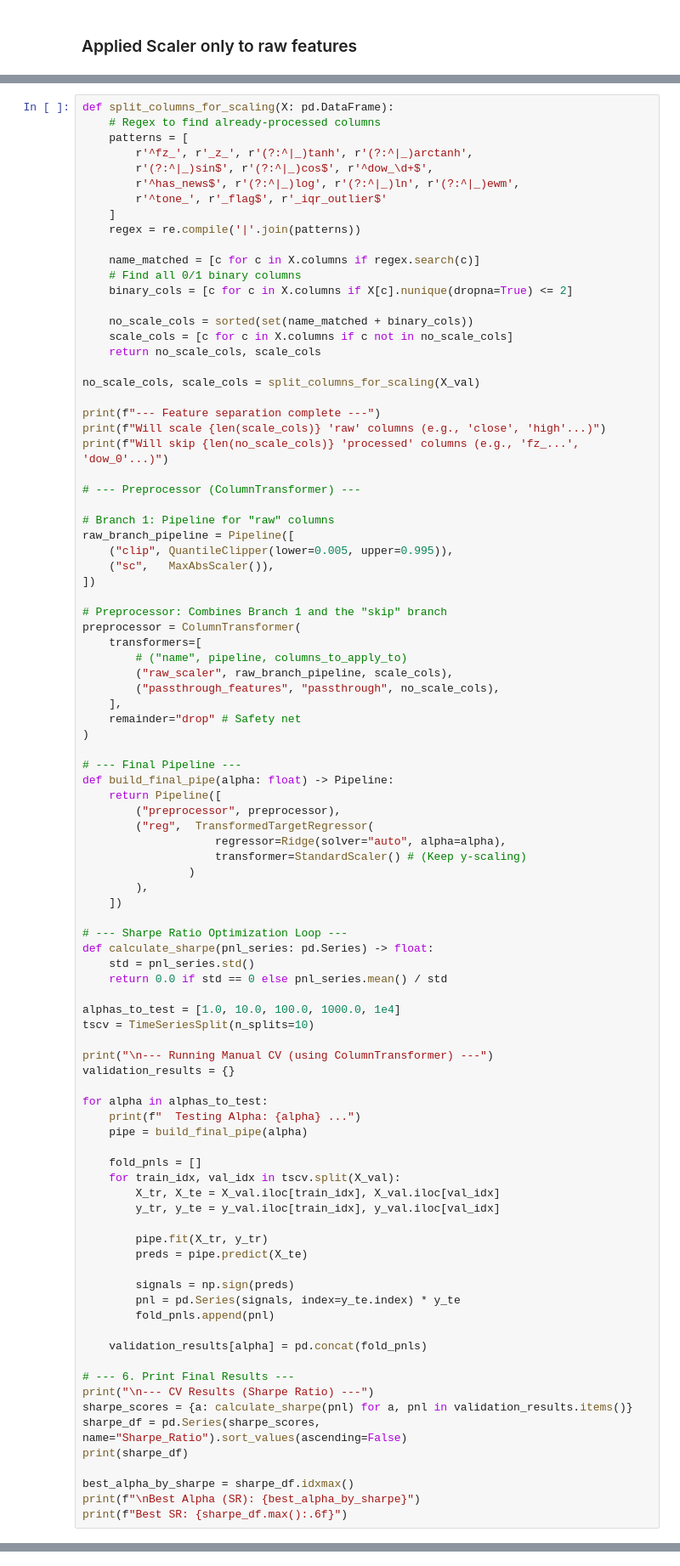
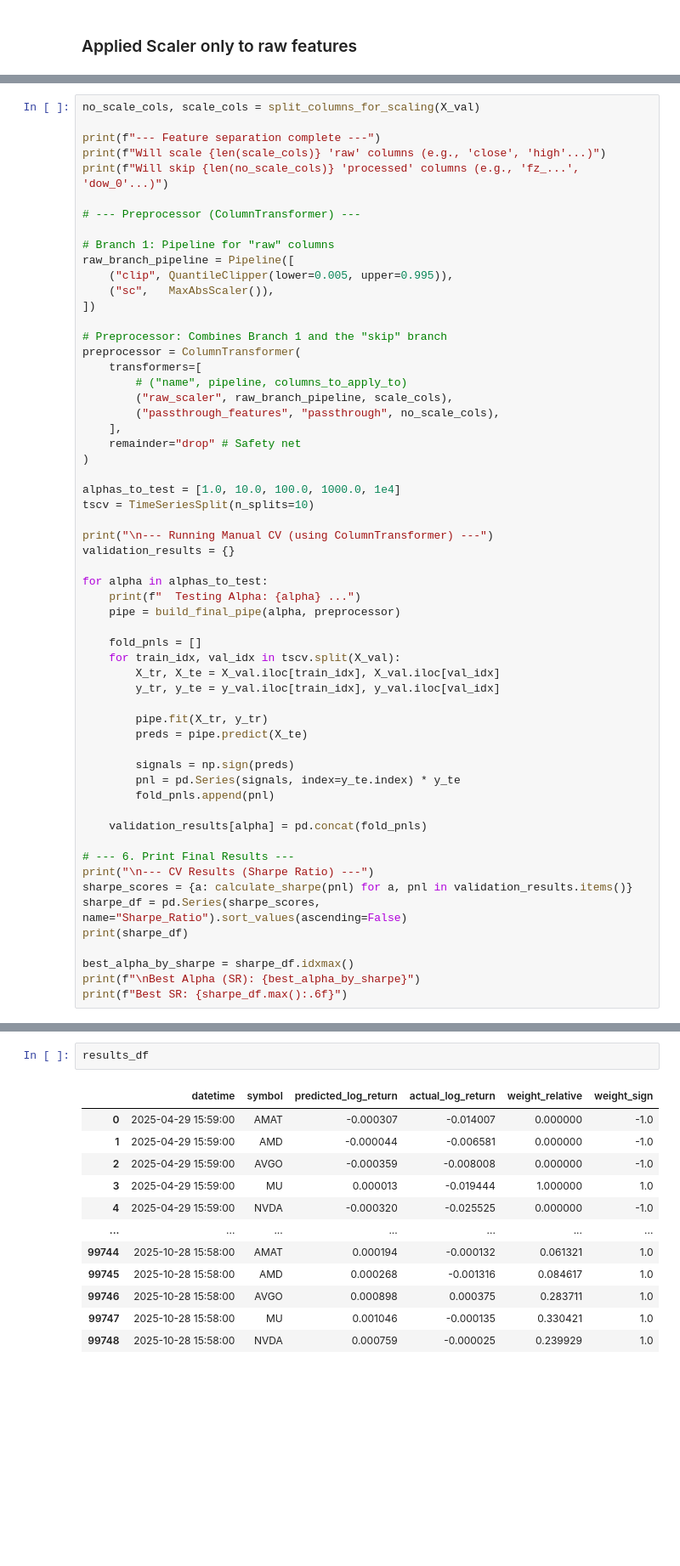
Before and after one commit to crk13/5205-Project2, a Jupyter notebook: ridge_hyper_param_search.ipynb, the cells around one changed output, grey strips where cells are left out. Shown at 85% size. Drawn from its saved outputs; the diff is of its cells as text; blank space fills up the shorter version.

```diff
--- a/ridge_hyper_param_search.ipynb
+++ b/ridge_hyper_param_search.ipynb
@@ -323,22 +325,4 @@ Best SR: 0.001038
 # %%
-def split_columns_for_scaling(X: pd.DataFrame):
-    # Regex to find already-processed columns
-    patterns = [
-        r'^fz_', r'_z_', r'(?:^|_)tanh', r'(?:^|_)arctanh',
-        r'(?:^|_)sin$', r'(?:^|_)cos$', r'^dow_\d+$',
-        r'^has_news$', r'(?:^|_)log', r'(?:^|_)ln', r'(?:^|_)ewm',
-        r'^tone_', r'_flag$', r'_iqr_outlier$'
-    ]
-    regex = re.compile('|'.join(patterns))
-
-    name_matched = [c for c in X.columns if regex.search(c)]
-    # Find all 0/1 binary columns
-    binary_cols = [c for c in X.columns if X[c].nunique(dropna=True) <= 2]
-
-    no_scale_cols = sorted(set(name_matched + binary_cols))
-    scale_cols = [c for c in X.columns if c not in no_scale_cols]
-    return no_scale_cols, scale_cols
-
 no_scale_cols, scale_cols = split_columns_for_scaling(X_val)
 
 print(f"--- Feature separation complete ---")
@@ -363,22 +347,6 @@ preprocessor = ColumnTransformer(
     remainder="drop" # Safety net
 )
 
-# --- Final Pipeline ---
-def build_final_pipe(alpha: float) -> Pipeline:
-    return Pipeline([
-        ("preprocessor", preprocessor),
-        ("reg",  TransformedTargetRegressor(
-                    regressor=Ridge(solver="auto", alpha=alpha),
-                    transformer=StandardScaler() # (Keep y-scaling)
-                )
-        ),
-    ])
-
-# --- Sharpe Ratio Optimization Loop ---
-def calculate_sharpe(pnl_series: pd.Series) -> float:
-    std = pnl_series.std()
-    return 0.0 if std == 0 else pnl_series.mean() / std
-
 alphas_to_test = [1.0, 10.0, 100.0, 1000.0, 1e4]
 tscv = TimeSeriesSplit(n_splits=10)
 
@@ -387,7 +355,7 @@ validation_results = {}
 
 for alpha in alphas_to_test:
     print(f"  Testing Alpha: {alpha} ...")
-    pipe = build_final_pipe(alpha)
+    pipe = build_final_pipe(alpha, preprocessor)
 
     fold_pnls = []
     for train_idx, val_idx in tscv.split(X_val):
@@ -432,0 +608,15 @@ Best SR: 0.000824
+# %%
+results_df
+# %% [output]
+|  | datetime | symbol | predicted_log_return | actual_log_return | weight_relative | weight_sign |
+| 0 | 2025-04-29 15:59:00 | AMAT | -0.000307 | -0.014007 | 0.000000 | -1.0 |
+| 1 | 2025-04-29 15:59:00 | AMD | -0.000044 | -0.006581 | 0.000000 | -1.0 |
+| 2 | 2025-04-29 15:59:00 | AVGO | -0.000359 | -0.008008 | 0.000000 | -1.0 |
+| 3 | 2025-04-29 15:59:00 | MU | 0.000013 | -0.019444 | 1.000000 | 1.0 |
+| 4 | 2025-04-29 15:59:00 | NVDA | -0.000320 | -0.025525 | 0.000000 | -1.0 |
+| ... | ... | ... | ... | ... | ... | ... |
+| 99744 | 2025-10-28 15:58:00 | AMAT | 0.000194 | -0.000132 | 0.061321 | 1.0 |
+| 99745 | 2025-10-28 15:58:00 | AMD | 0.000268 | -0.001316 | 0.084617 | 1.0 |
+| 99746 | 2025-10-28 15:58:00 | AVGO | 0.000898 | 0.000375 | 0.283711 | 1.0 |
+| 99747 | 2025-10-28 15:58:00 | MU | 0.001046 | -0.000135 | 0.330421 | 1.0 |
+| 99748 | 2025-10-28 15:58:00 | NVDA | 0.000759 | -0.000025 | 0.239929 | 1.0 |
```
Also changed, not shown: parts of 12 cells of this notebook.
